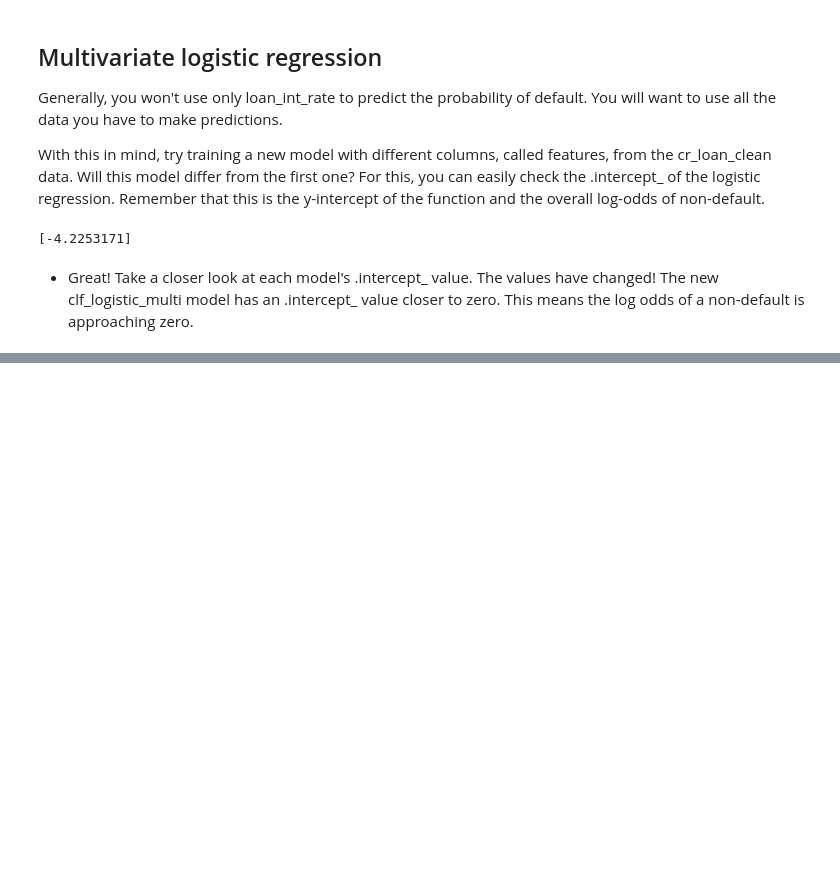
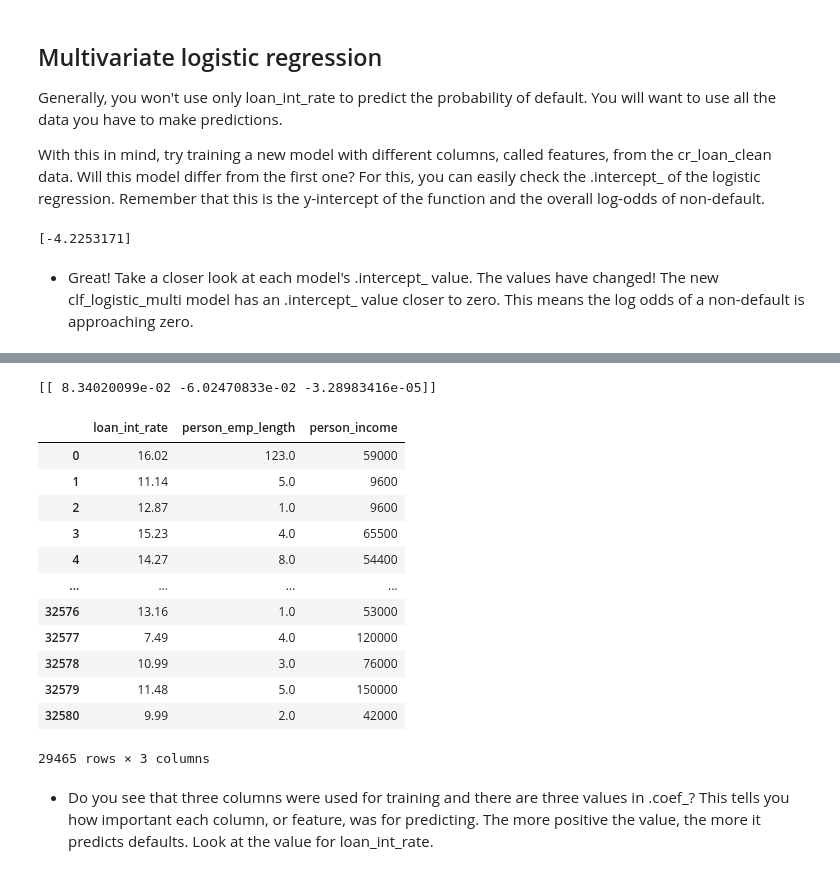
Before and after one commit to astro-wizard/CreditRiskModelling, a Jupyter notebook: Logistic Regression.ipynb, the cells around one changed output, grey strips where cells are left out. Drawn from its saved outputs; the diff is of its cells as text; code cells hidden in the pictures; blank space fills up the shorter version.

```diff
--- a/Logistic Regression.ipynb
+++ b/Logistic Regression.ipynb
@@ -55,0 +79,31 @@ print(clf_logistic_multi.intercept_)
+# %%
+# Create the X and y data sets
+X = cr_loan_clean[['loan_int_rate','person_emp_length','person_income']]
+y = cr_loan_clean[['loan_status']]
+
+# Use test_train_split to create the training and test sets
+X_train, X_test, y_train, y_test = train_test_split(X, y, test_size=.4, random_state=123)
+
+# Create and fit the logistic regression model
+clf_logistic = LogisticRegression(solver='lbfgs').fit(X_train, np.ravel(y_train))
+
+# Print the models coefficients
+print(clf_logistic.coef_)
+X
+# %% [output]
+[[ 8.34020099e-02 -6.02470833e-02 -3.28983416e-05]]
+|  | loan_int_rate | person_emp_length | person_income |
+| 0 | 16.02 | 123.0 | 59000 |
+| 1 | 11.14 | 5.0 | 9600 |
+| 2 | 12.87 | 1.0 | 9600 |
+| 3 | 15.23 | 4.0 | 65500 |
+| 4 | 14.27 | 8.0 | 54400 |
+| ... | ... | ... | ... |
+| 32576 | 13.16 | 1.0 | 53000 |
+| 32577 | 7.49 | 4.0 | 120000 |
+| 32578 | 10.99 | 3.0 | 76000 |
+| 32579 | 11.48 | 5.0 | 150000 |
+| 32580 | 9.99 | 2.0 | 42000 |
+29465 rows × 3 columns
+# %% [markdown]
+- Do you see that three columns were used for training and there are three values in .coef_? This tells you how important each column, or feature, was for predicting. The more positive the value, the more it predicts defaults. Look at the value for loan_int_rate.
```
Also changed, not shown: parts of 34 cells of this notebook.
